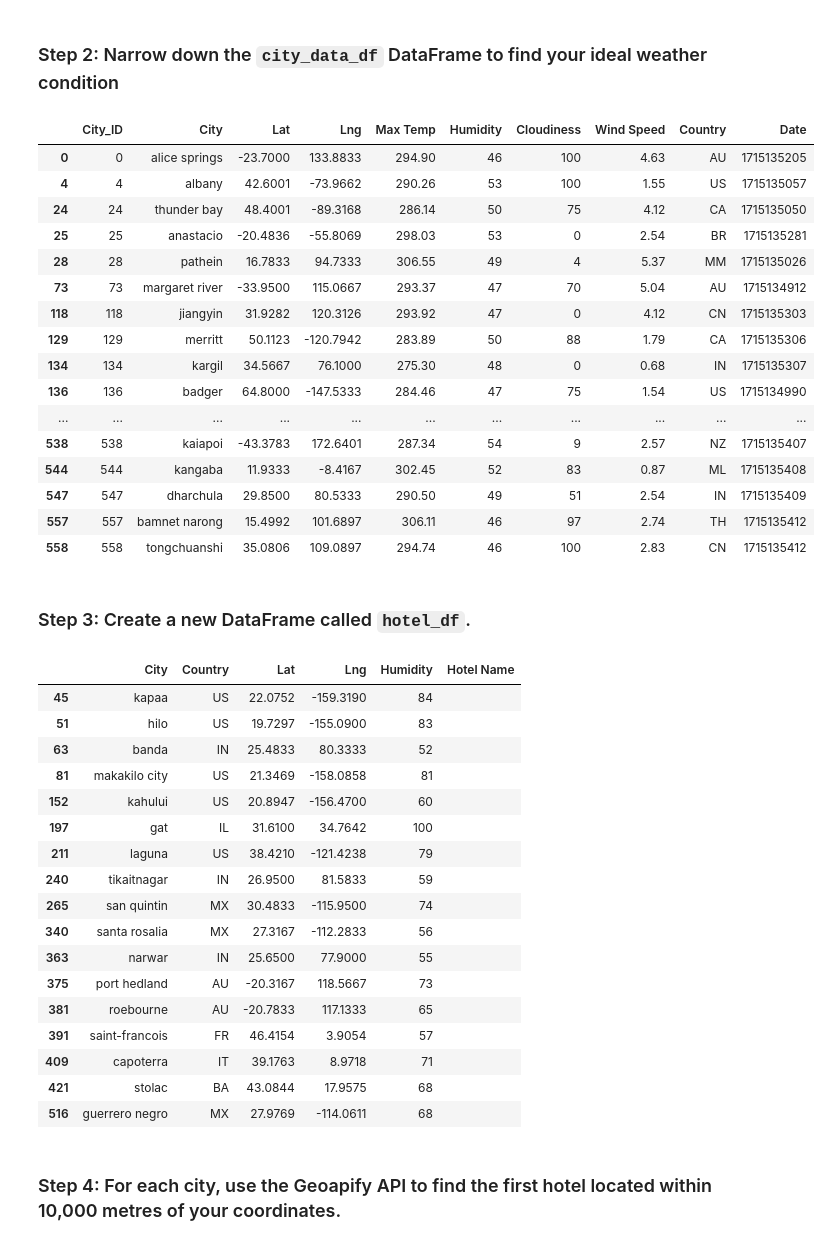
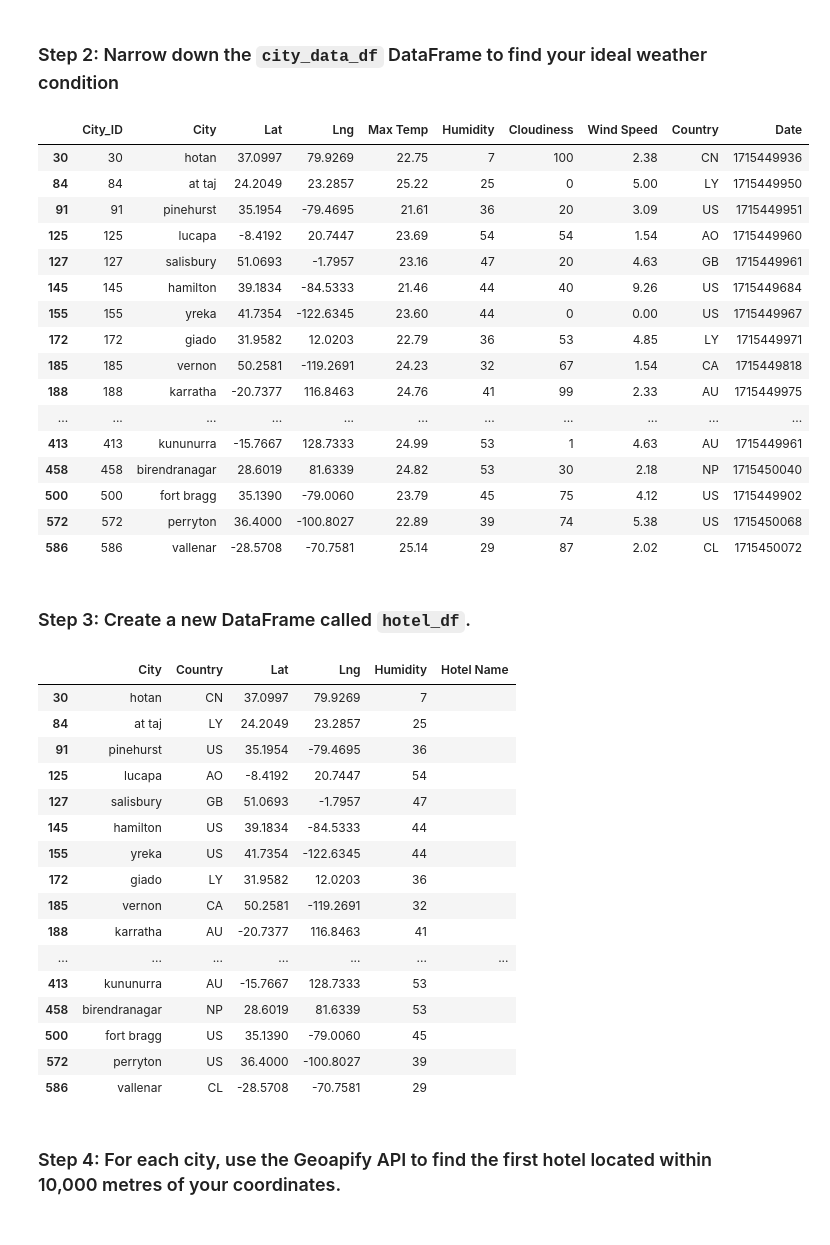
Before and after one commit to mcscodes/python-api-challenge, a Jupyter notebook: WeatherPy/VacationPy.ipynb, the cells around one changed output. Saved outputs shown, nothing was run; the diff lists cells and outputs as text; code cells hidden in the pictures.

```diff
--- a/WeatherPy/VacationPy.ipynb
+++ b/WeatherPy/VacationPy.ipynb
@@ -57,61 +57,60 @@ map_plot_1
 # %%
 # Received help from Xpert Learning Assistant
 # Narrow down cities that fit criteria and drop any results with null values
-narrowed_cities = city_data_df[(city_data_df['Humidity'] < 55) & (city_data_df['Humidity'] > 45)]
+narrowed_cities = city_data_df[(city_data_df['Humidity'] < 55) & (city_data_df['Max Temp']>=21) & (city_data_df['Max Temp']<=26)]
 
 # Drop any rows with null values
 narrowed_cities = narrowed_cities.dropna()
 
 # Display sample data
 narrowed_cities
 # %% [output]
 |  | City_ID | City | Lat | Lng | Max Temp | Humidity | Cloudiness | Wind Speed | Country | Date |
-| 0 | 0 | alice springs | -23.7000 | 133.8833 | 294.90 | 46 | 100 | 4.63 | AU | 1715135205 |
-| 4 | 4 | albany | 42.6001 | -73.9662 | 290.26 | 53 | 100 | 1.55 | US | 1715135057 |
-| 24 | 24 | thunder bay | 48.4001 | -89.3168 | 286.14 | 50 | 75 | 4.12 | CA | 1715135050 |
-| 25 | 25 | anastacio | -20.4836 | -55.8069 | 298.03 | 53 | 0 | 2.54 | BR | 1715135281 |
-| 28 | 28 | pathein | 16.7833 | 94.7333 | 306.55 | 49 | 4 | 5.37 | MM | 1715135026 |
-| 73 | 73 | margaret river | -33.9500 | 115.0667 | 293.37 | 47 | 70 | 5.04 | AU | 1715134912 |
-| 118 | 118 | jiangyin | 31.9282 | 120.3126 | 293.92 | 47 | 0 | 4.12 | CN | 1715135303 |
-| 129 | 129 | merritt | 50.1123 | -120.7942 | 283.89 | 50 | 88 | 1.79 | CA | 1715135306 |
-| 134 | 134 | kargil | 34.5667 | 76.1000 | 275.30 | 48 | 0 | 0.68 | IN | 1715135307 |
-| 136 | 136 | badger | 64.8000 | -147.5333 | 284.46 | 47 | 75 | 1.54 | US | 1715134990 |
+| 30 | 30 | hotan | 37.0997 | 79.9269 | 22.75 | 7 | 100 | 2.38 | CN | 1715449936 |
+| 84 | 84 | at taj | 24.2049 | 23.2857 | 25.22 | 25 | 0 | 5.00 | LY | 1715449950 |
+| 91 | 91 | pinehurst | 35.1954 | -79.4695 | 21.61 | 36 | 20 | 3.09 | US | 1715449951 |
+| 125 | 125 | lucapa | -8.4192 | 20.7447 | 23.69 | 54 | 54 | 1.54 | AO | 1715449960 |
+| 127 | 127 | salisbury | 51.0693 | -1.7957 | 23.16 | 47 | 20 | 4.63 | GB | 1715449961 |
+| 145 | 145 | hamilton | 39.1834 | -84.5333 | 21.46 | 44 | 40 | 9.26 | US | 1715449684 |
+| 155 | 155 | yreka | 41.7354 | -122.6345 | 23.60 | 44 | 0 | 0.00 | US | 1715449967 |
+| 172 | 172 | giado | 31.9582 | 12.0203 | 22.79 | 36 | 53 | 4.85 | LY | 1715449971 |
+| 185 | 185 | vernon | 50.2581 | -119.2691 | 24.23 | 32 | 67 | 1.54 | CA | 1715449818 |
+| 188 | 188 | karratha | -20.7377 | 116.8463 | 24.76 | 41 | 99 | 2.33 | AU | 1715449975 |
 | ... | ... | ... | ... | ... | ... | ... | ... | ... | ... | ... |
-| 538 | 538 | kaiapoi | -43.3783 | 172.6401 | 287.34 | 54 | 9 | 2.57 | NZ | 1715135407 |
-| 544 | 544 | kangaba | 11.9333 | -8.4167 | 302.45 | 52 | 83 | 0.87 | ML | 1715135408 |
-| 547 | 547 | dharchula | 29.8500 | 80.5333 | 290.50 | 49 | 51 | 2.54 | IN | 1715135409 |
-| 557 | 557 | bamnet narong | 15.4992 | 101.6897 | 306.11 | 46 | 97 | 2.74 | TH | 1715135412 |
-| 558 | 558 | tongchuanshi | 35.0806 | 109.0897 | 294.74 | 46 | 100 | 2.83 | CN | 1715135412 |
+| 413 | 413 | kununurra | -15.7667 | 128.7333 | 24.99 | 53 | 1 | 4.63 | AU | 1715449961 |
+| 458 | 458 | birendranagar | 28.6019 | 81.6339 | 24.82 | 53 | 30 | 2.18 | NP | 1715450040 |
+| 500 | 500 | fort bragg | 35.1390 | -79.0060 | 23.79 | 45 | 75 | 4.12 | US | 1715449902 |
+| 572 | 572 | perryton | 36.4000 | -100.8027 | 22.89 | 39 | 74 | 5.38 | US | 1715450068 |
+| 586 | 586 | vallenar | -28.5708 | -70.7581 | 25.14 | 29 | 87 | 2.02 | CL | 1715450072 |
 # %% [markdown]
 ### Step 3: Create a new DataFrame called `hotel_df`.
 # %%
-# Use the Pandas copy function to create DataFrame called hotel_df to store the city, country, coordinates, and humidity
-# YOUR CODE HERE
+# Use the Pandas copy function to create a DataFrame called hotel_df from narrowed_cities
+hotel_df = narrowed_cities[['City', 'Country', 'Lat', 'Lng', 'Humidity']].copy()
 
-# Add an empty column, "Hotel Name," to the DataFrame so you can store the hotel found using the Geoapify API
-# YOUR CODE HERE
+# Add an empty column, "Hotel Name," to the DataFrame to store the hotel found using the Geoapify API
+hotel_df["Hotel Name"] = ""
 
 # Display sample data
-# YOUR CODE HERE
+hotel_df
 # %% [output]
 |  | City | Country | Lat | Lng | Humidity | Hotel Name |
-| 45 | kapaa | US | 22.0752 | -159.3190 | 84 |  |
-| 51 | hilo | US | 19.7297 | -155.0900 | 83 |  |
-| 63 | banda | IN | 25.4833 | 80.3333 | 52 |  |
-| 81 | makakilo city | US | 21.3469 | -158.0858 | 81 |  |
-| 152 | kahului | US | 20.8947 | -156.4700 | 60 |  |
-| 197 | gat | IL | 31.6100 | 34.7642 | 100 |  |
-| 211 | laguna | US | 38.4210 | -121.4238 | 79 |  |
-| 240 | tikaitnagar | IN | 26.9500 | 81.5833 | 59 |  |
-| 265 | san quintin | MX | 30.4833 | -115.9500 | 74 |  |
-| 340 | santa rosalia | MX | 27.3167 | -112.2833 | 56 |  |
-| 363 | narwar | IN | 25.6500 | 77.9000 | 55 |  |
-| 375 | port hedland | AU | -20.3167 | 118.5667 | 73 |  |
-| 381 | roebourne | AU | -20.7833 | 117.1333 | 65 |  |
-| 391 | saint-francois | FR | 46.4154 | 3.9054 | 57 |  |
-| 409 | capoterra | IT | 39.1763 | 8.9718 | 71 |  |
-| 421 | stolac | BA | 43.0844 | 17.9575 | 68 |  |
-| 516 | guerrero negro | MX | 27.9769 | -114.0611 | 68 |  |
+| 30 | hotan | CN | 37.0997 | 79.9269 | 7 |  |
+| 84 | at taj | LY | 24.2049 | 23.2857 | 25 |  |
+| 91 | pinehurst | US | 35.1954 | -79.4695 | 36 |  |
+| 125 | lucapa | AO | -8.4192 | 20.7447 | 54 |  |
+| 127 | salisbury | GB | 51.0693 | -1.7957 | 47 |  |
+| 145 | hamilton | US | 39.1834 | -84.5333 | 44 |  |
+| 155 | yreka | US | 41.7354 | -122.6345 | 44 |  |
+| 172 | giado | LY | 31.9582 | 12.0203 | 36 |  |
+| 185 | vernon | CA | 50.2581 | -119.2691 | 32 |  |
+| 188 | karratha | AU | -20.7377 | 116.8463 | 41 |  |
+| ... | ... | ... | ... | ... | ... | ... |
+| 413 | kununurra | AU | -15.7667 | 128.7333 | 53 |  |
+| 458 | birendranagar | NP | 28.6019 | 81.6339 | 53 |  |
+| 500 | fort bragg | US | 35.1390 | -79.0060 | 45 |  |
+| 572 | perryton | US | 36.4000 | -100.8027 | 39 |  |
+| 586 | vallenar | CL | -28.5708 | -70.7581 | 29 |  |
 # %% [markdown]
 ### Step 4: For each city, use the Geoapify API to find the first hotel located within 10,000 metres of your coordinates.
 # %%
```
Also changed, not shown: parts of 4 cells of this notebook.
